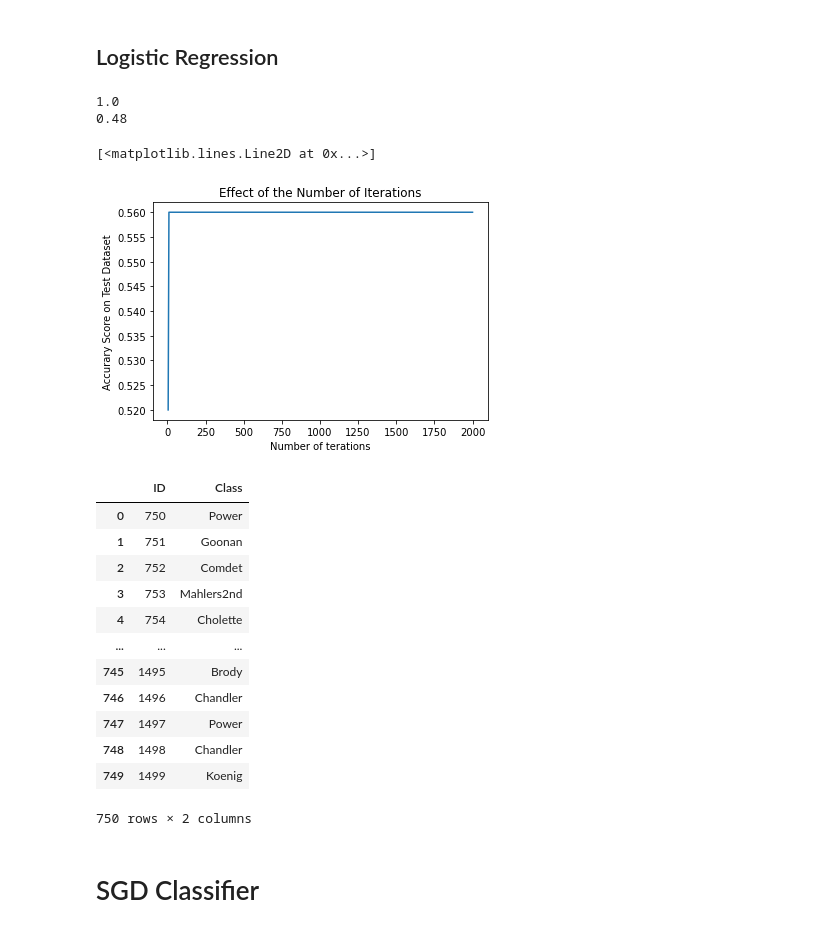
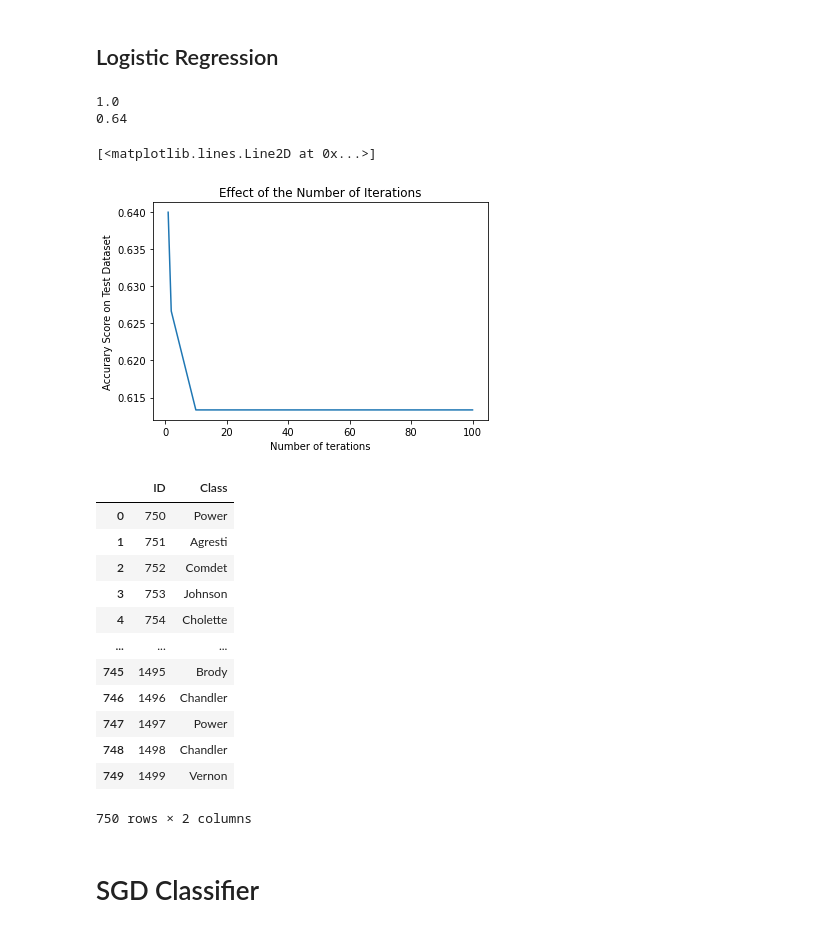
Before and after one commit to dario-x/Machine-Learning, a Jupyter notebook: amzclass.ipynb, the cells around one changed output. Saved outputs shown, nothing was run; the diff lists cells and outputs as text; code cells hidden in the pictures.

```diff
--- a/amzclass.ipynb
+++ b/amzclass.ipynb
@@ -31,9 +31,9 @@ print(len(X[1]))
 
 selection = sel.get_support(indices=True)
 
-print('length of features before reduction')
-X = np.array(X)[:, selection]
-print(len(X[1]))
+#print('length of features before reduction')
+#X = np.array(X)[:, selection]
+#print(len(X[1]))
 # %% [output]
 length of features before reduction
 10000
@@ -59,7 +58,7 @@ X_test = sc.transform(X_test)
 
 from sklearn.linear_model import LogisticRegression
 #creating the model
-model = LogisticRegression(random_state=42, solver='newton-cg', warm_start=True, class_weight='balanced', intercept_scaling= 10, max_iter=300)
+model = LogisticRegression(random_state=42, solver='newton-cg', warm_start=True, class_weight='balanced', intercept_scaling= 10, max_iter=1)
 #model = LogisticRegression(solver='saga', penalty='elasticnet', l1_ratio = 0.5, max_iter=200)
 #fitting data to the model
 model.fit(X_train, y_train)
@@ -80,26 +79,26 @@ accuracy_testing_set = model.score(X_test, y_test)
 print(accuracy_testing_set)
 # %% [output]
 1.0
-0.48
+0.64
 # %%
 #trying to find the right number of iterations
 
 import matplotlib.pyplot as plt
 
-interations = [5, 10, 25, 50, 100, 500, 1000, 2000]
+interations = [1, 2, 10, 50, 100]
 scores = []
 for interation in interations:
     model =  LogisticRegression(random_state=42, solver='newton-cg', warm_start=True, class_weight='balanced', intercept_scaling= 10, max_iter=interation)
     model.fit(X_train, y_train)
     scores.append(model.score(X_test, y_test))
 
 plt.title("Effect of the Number of Iterations")
 plt.xlabel("Number of terations")
 plt.ylabel("Accurary Score on Test Dataset")
 plt.plot(interations, scores)
 # %% [output]
 [<matplotlib.lines.Line2D at 0x...>]
-[figure, old version]
+[figure, new version]
 # %%
 #loading the test data
 df_test = pd.read_csv("amazon_review_ID.shuf.tes.csv")
@@ -121,16 +120,16 @@ df_result
 # %% [output]
 |  | ID | Class |
 | 0 | 750 | Power |
-| 1 | 751 | Goonan |
+| 1 | 751 | Agresti |
 | 2 | 752 | Comdet |
-| 3 | 753 | Mahlers2nd |
+| 3 | 753 | Johnson |
 | 4 | 754 | Cholette |
 | ... | ... | ... |
 | 745 | 1495 | Brody |
 | 746 | 1496 | Chandler |
 | 747 | 1497 | Power |
 | 748 | 1498 | Chandler |
-| 749 | 1499 | Koenig |
+| 749 | 1499 | Vernon |
 750 rows × 2 columns
 # %% [markdown]
 # SGD Classifier
```
Also changed, not shown: parts of 4 cells of this notebook.
